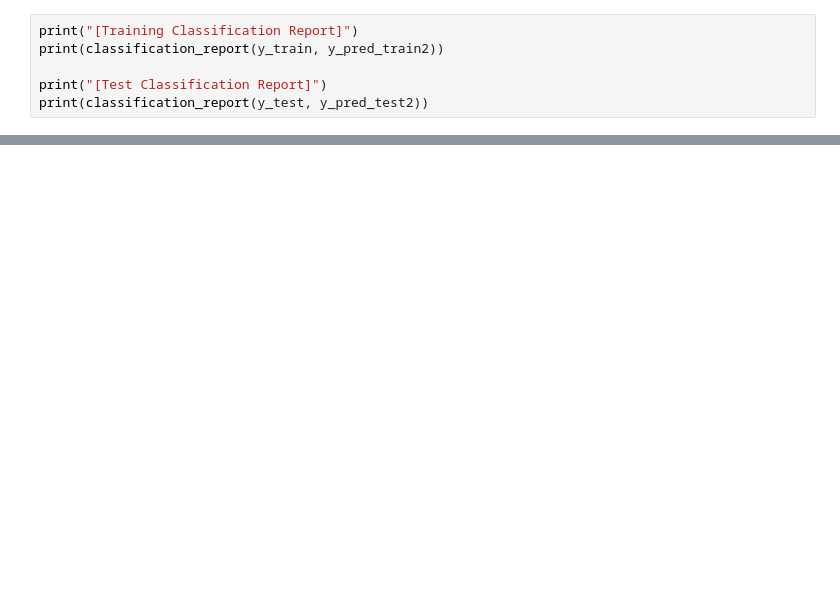
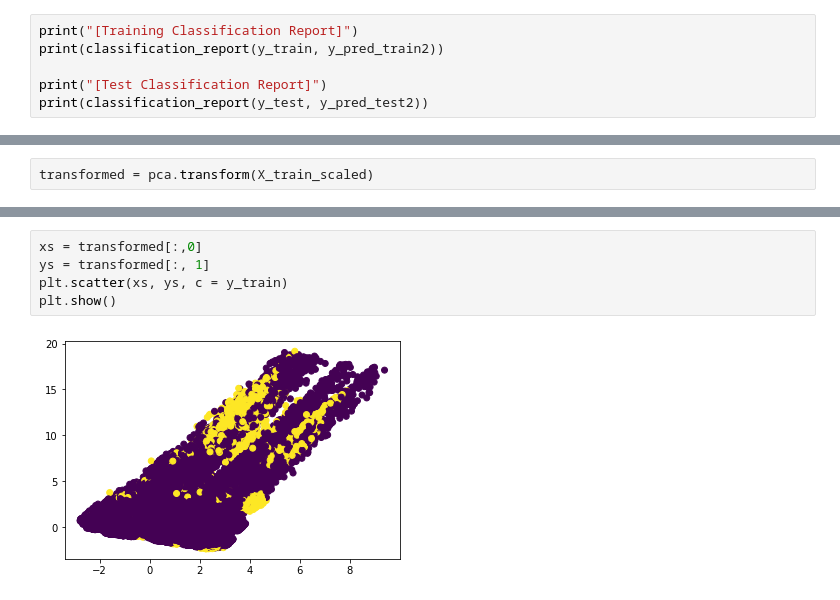
Before and after one commit to cchung106/Capstone-Two, a Jupyter notebook: Notebooks/03_preprocessing_and_training.ipynb, the cells around one changed output, grey strips where cells are left out. Cells and saved outputs as stored; diff of their text form; blank space fills up the shorter version.

```diff
--- a/Notebooks/03_preprocessing_and_training.ipynb
+++ b/Notebooks/03_preprocessing_and_training.ipynb
@@ -244,0 +314,2 @@ print(classification_report(y_test, y_pred_test2))
+# %%
+transformed = pca.transform(X_train_scaled)
@@ -244,0 +320,7 @@ print(classification_report(y_test, y_pred_test2))
+# %%
+xs = transformed[:,0]
+ys = transformed[:, 1]
+plt.scatter(xs, ys, c = y_train)
+plt.show()
+# %% [output]
+[figure, added]
```
Also changed, not shown: parts of 24 cells of this notebook.
